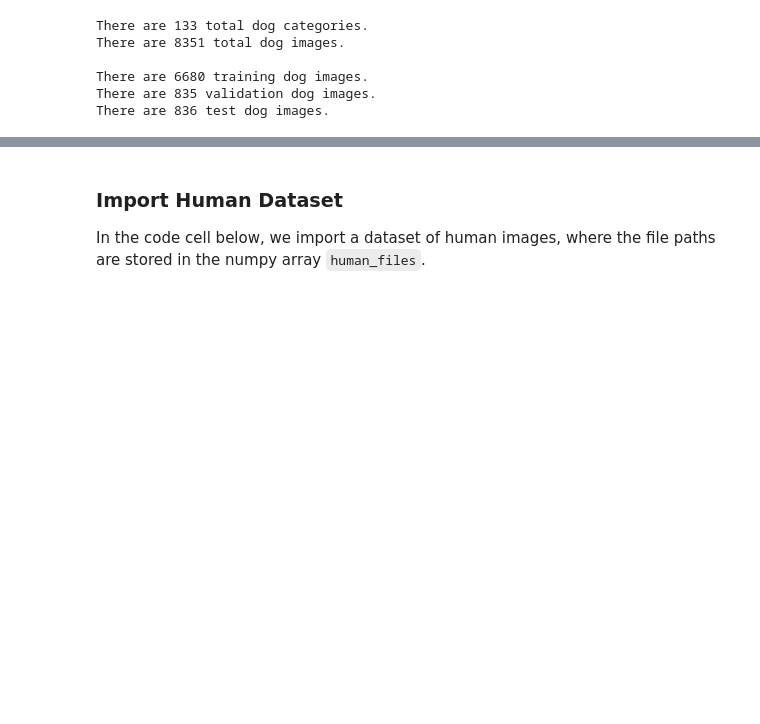
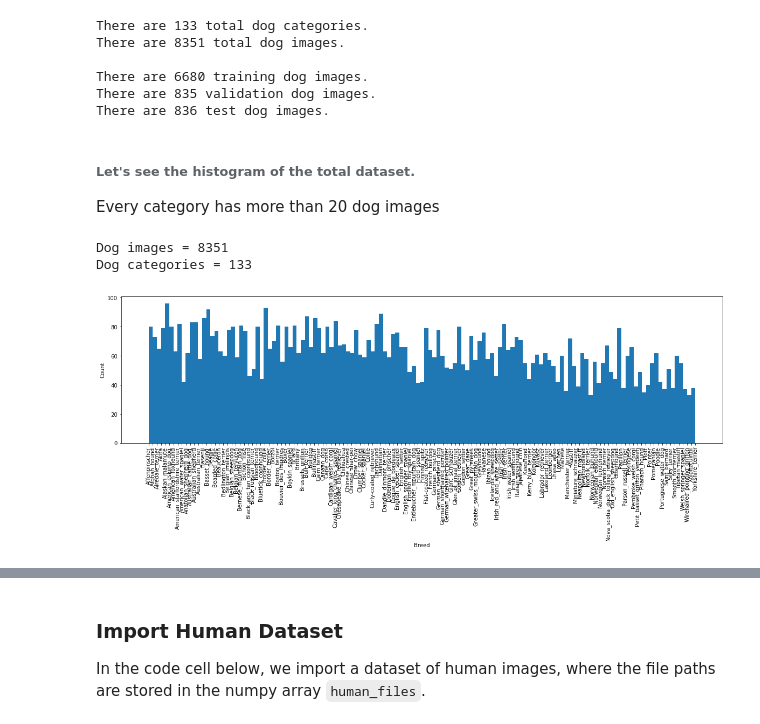
Before and after one commit to LLI-hub/CNN_Dog_Breed, a Jupyter notebook: dog_app.ipynb, the cells around one changed output, grey strips where cells are left out. Cells and saved outputs as stored; diff of their text form; code cells hidden in the pictures; blank space fills up the shorter version.

```diff
--- a/dog_app.ipynb
+++ b/dog_app.ipynb
@@ -92,3 +92,35 @@ There are 8351 total dog images.
 There are 6680 training dog images.
 There are 835 validation dog images.
 There are 836 test dog images.
+# %%
+import matplotlib.pyplot as plt
+def plot_list(list):
+    '''
+    input: list of names
+    output:
+    - Number of Dog images
+    - number of Dog categories
+    - histogram
+    '''
+    df_total= list
+    name_list = []
+    for i in df_total:
+        name = i.split("/")[-2].split(".")[-1]
+        name_list.append(name)
+    print('Dog images =', len(name_list))
+    print('Dog categories =',len(set(name_list)))
+
+    plt.figure(figsize=(20,5))
+    plt.hist(name_list, density=False , bins = 133)
+    plt.ylabel('Count')
+    plt.xlabel('Breed')
+    plt.xticks(rotation='vertical');
+# %% [markdown]
+###### Let's see the histogram of the total dataset.
+ Every category has more than 20 dog images
+# %%
+plot_list(np.hstack([train_files, valid_files, test_files]))
+# %% [output]
+Dog images = 8351
+Dog categories = 133
+[figure, added]
```
Also changed, not shown: parts of 7 cells of this notebook.
